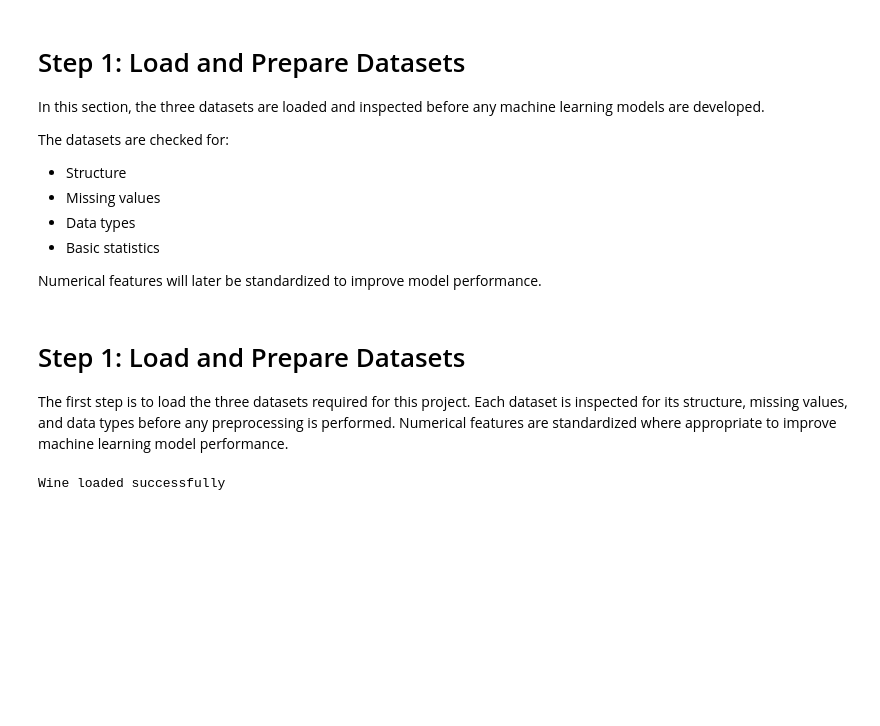
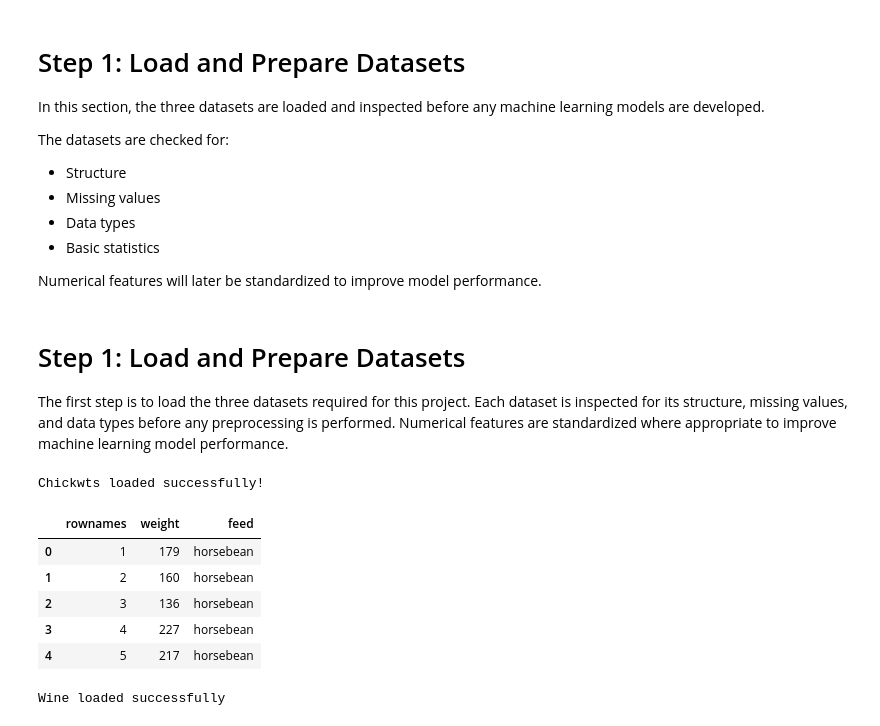
Before and after one commit to Mohamed-Ali-A/assignment-submission, a Jupyter notebook: DFFTR16/mdl4/DataVine Analytics/DataVine Analytics.ipynb, the cells around one changed output. Drawn from its saved outputs; the diff is of its cells as text; code cells hidden in the pictures; blank space fills up the shorter version.

Commit message:
Use local datasets instead of online downloads

```diff
--- a/DFFTR16/mdl4/DataVine Analytics/DataVine Analytics.ipynb
+++ b/DFFTR16/mdl4/DataVine Analytics/DataVine Analytics.ipynb
@@ -90,9 +90,20 @@ The first step is to load the three datasets required for this project. Each dat
 # %%
 from sklearn.datasets import load_wine
 # %%
-import statsmodels.api as sm
+import pandas as pd
 
-chickwts = sm.datasets.get_rdataset("chickwts", "datasets").data
+chickwts = pd.read_csv("chickwts.csv")
+
+print("Chickwts loaded successfully!")
+chickwts.head()
+# %% [output]
+Chickwts loaded successfully!
+|  | rownames | weight | feed |
+| 0 | 1 | 179 | horsebean |
+| 1 | 2 | 160 | horsebean |
+| 2 | 3 | 136 | horsebean |
+| 3 | 4 | 227 | horsebean |
+| 4 | 5 | 217 | horsebean |
 # %%
 from sklearn.datasets import load_wine
 
```
Also changed, not shown: parts of 1 cell of this notebook, 2 other files.
